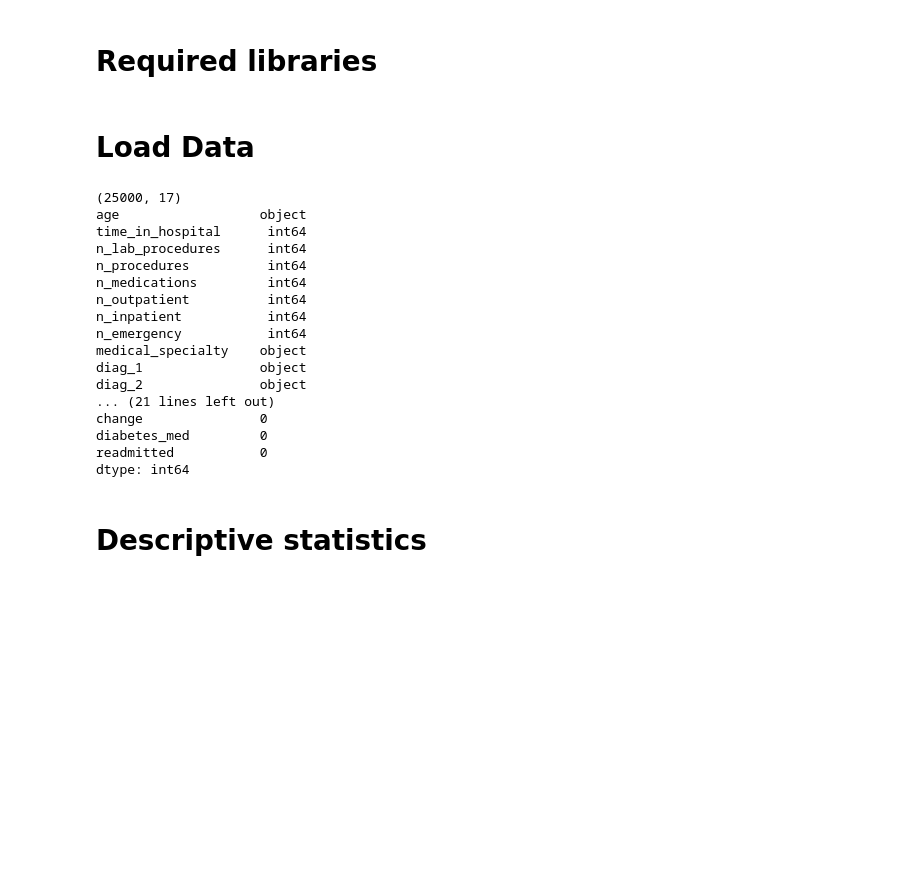
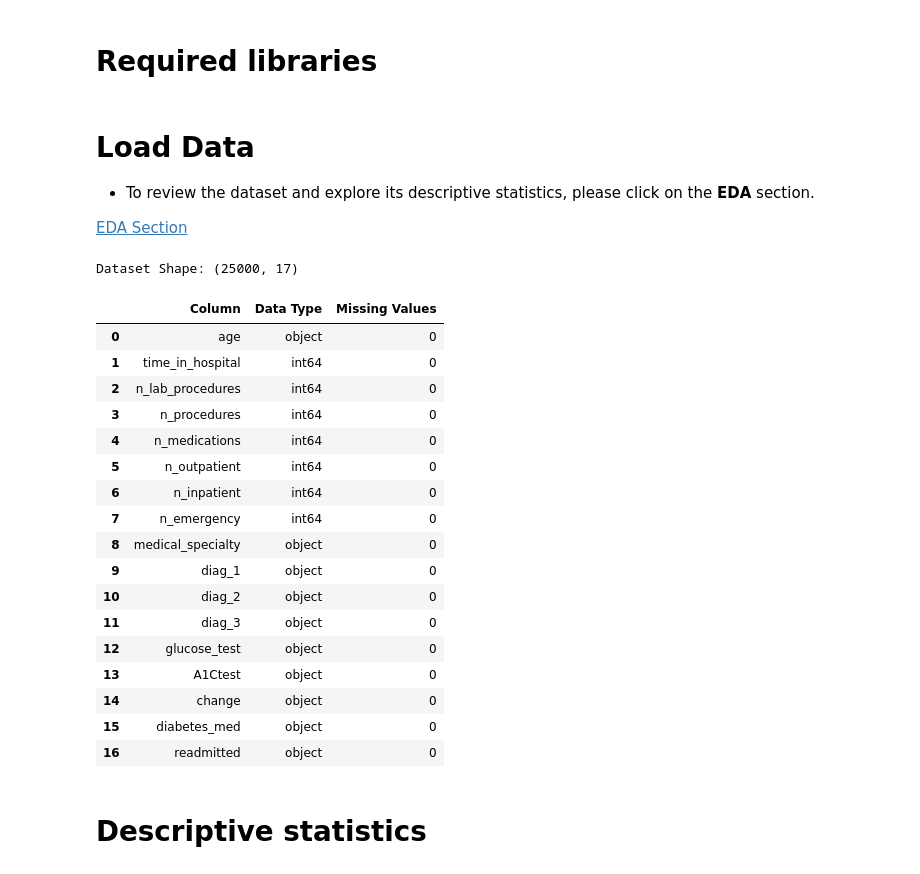
Before and after one commit to z1368/Hospital-Readmission-, a Jupyter notebook: 01 - modeling.ipynb, the cells around one changed output. Saved outputs shown, nothing was run; the diff lists cells and outputs as text; code cells hidden in the pictures; blank space fills up the shorter version.

```diff
--- a/01 - modeling.ipynb
+++ b/01 - modeling.ipynb
@@ -22,31 +25,43 @@ from sklearn.pipeline import Pipeline
 from sklearn.metrics import accuracy_score, confusion_matrix, classification_report
 # %% [markdown]
 # Load Data
+
+- To review the dataset and explore its descriptive statistics, please click on the **EDA** section.
+
+
+[EDA Section](http://localhost:8888/notebooks/OneDrive/Desktop/Hospital%20Readmission/Hospital-Readmission-/00%20-%20eda.ipynb)
-# %%
-#load data
-Data_Set=pd.read_csv(r"C:\Users\zohoo\OneDrive\Desktop\Hospital Readmission\Hospital-Readmission-\Data\hospital_readmissions.csv")
-
-#1- Data Overview:
-print(Data_Set.shape)
-print(Data_Set.dtypes)
-print(Data_Set.isnull().sum())
-# %% [output]
-(25000, 17)
-age                  object
-time_in_hospital      int64
-n_lab_procedures      int64
-n_procedures          int64
-n_medications         int64
-n_outpatient          int64
-n_inpatient           int64
-n_emergency           int64
-medical_specialty    object
-diag_1               object
-diag_2               object
-... (21 lines left out)
-change               0
-diabetes_med         0
-readmitted           0
-dtype: int64
+# %%
+Data_Set=pd.read_csv("Data/hospital_readmissions.csv")
+print(f"\033[1mDataset Shape:\033[0m {Data_Set.shape}")
+# %% [output]
+Dataset Shape: (25000, 17)
+# %%
+# Summary in a DataFrame
+data_summary = pd.DataFrame({
+    "Column": Data_Set.columns,
+    "Data Type": Data_Set.dtypes,
+    "Missing Values": Data_Set.isnull().sum()
+})
+data_summary.reset_index(drop=True, inplace=True)
+data_summary
+# %% [output]
+|  | Column | Data Type | Missing Values |
+| 0 | age | object | 0 |
+| 1 | time_in_hospital | int64 | 0 |
+| 2 | n_lab_procedures | int64 | 0 |
+| 3 | n_procedures | int64 | 0 |
+| 4 | n_medications | int64 | 0 |
+| 5 | n_outpatient | int64 | 0 |
+| 6 | n_inpatient | int64 | 0 |
+| 7 | n_emergency | int64 | 0 |
+| 8 | medical_specialty | object | 0 |
+| 9 | diag_1 | object | 0 |
+| 10 | diag_2 | object | 0 |
+| 11 | diag_3 | object | 0 |
+| 12 | glucose_test | object | 0 |
+| 13 | A1Ctest | object | 0 |
+| 14 | change | object | 0 |
+| 15 | diabetes_med | object | 0 |
+| 16 | readmitted | object | 0 |
 # %% [markdown]
 # Descriptive statistics
```
Also changed, not shown: parts of 3 cells of this notebook.
